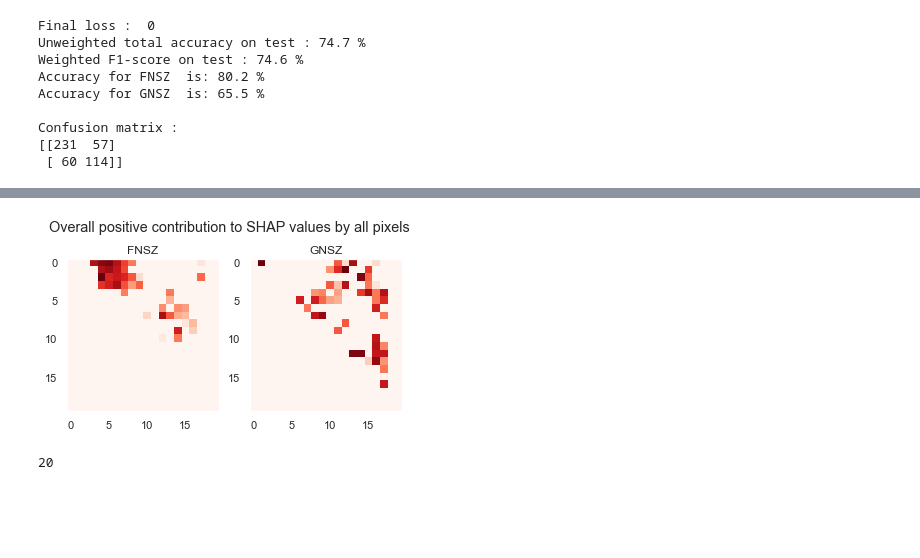
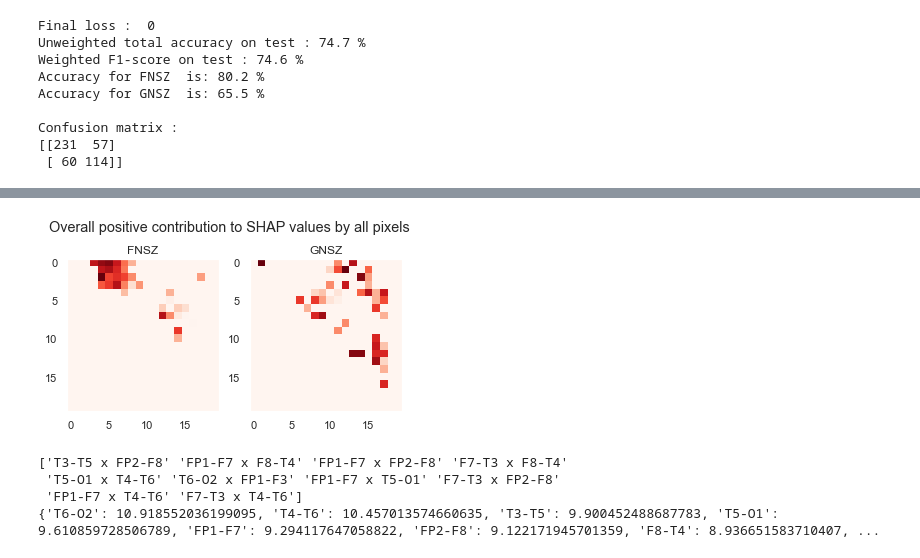
Before and after one commit to Rmarieta/LTS4, a Jupyter notebook: classifier/dual_CNN.ipynb, the cells around one changed output, grey strips where cells are left out. Cells and saved outputs as stored; diff of their text form; code cells hidden in the pictures; blank space fills up the shorter version.

Commit message:
channel mapping local

```diff
--- a/classifier/dual_CNN.ipynb
+++ b/classifier/dual_CNN.ipynb
@@ -332,22 +331,57 @@ def class_shap_pixels(class_shaps) :
 
     return graph/np.amax(graph.flatten())
 # %%
+S_FNSZ = class_shap_pixels(FNSZ_shaps)
+S_GNSZ = class_shap_pixels(GNSZ_shaps)
+
 fig, ax = plt.subplots(nrows=1, ncols=2)
 sns.set_theme()
-ax[0].imshow(class_shap_pixels(FNSZ_shaps), vmin=0.8, vmax=1, cmap='Reds')
+ax[0].imshow(S_FNSZ, vmin=0.85, vmax=1, cmap='Reds')
 ax[0].set_title('FNSZ')
 ax[0].grid(False)
-ax[1].imshow(class_shap_pixels(GNSZ_shaps), vmin=0.8, vmax=1, cmap='Reds')
+ax[1].imshow(S_GNSZ, vmin=0.85, vmax=1, cmap='Reds')
 ax[1].set_title('GNSZ')
 ax[1].grid(False)
 fig.suptitle('Overall positive contribution to SHAP values by all pixels', y=0.9);
 # %% [output]
-[figure, old version]
+[figure, new version]
 # %%
-channels = ['FP1-F7', 'F7-T3', 'T3-T5', 'T5-O1', 'FP2-F8',
-'F8-T4', 'T4-T6', 'T6-O2', 'T3-C3', 'C3-CZ',
-'CZ-C4', 'C4-T4', 'FP1-F3', 'F3-C3', 'C3-P3',
-'P3-O1', 'FP2-F4', 'F4-C4', 'C4-P4', 'P4-O2']
-print(len(channels))
+channels = np.array(['FP1-F7', 'F7-T3', 'T3-T5', 'T5-O1',
+                     'FP2-F8', 'F8-T4', 'T4-T6', 'T6-O2',
+                     'T3-C3', 'C3-CZ', 'CZ-C4', 'C4-T4',
+                     'FP1-F3', 'F3-C3', 'C3-P3', 'P3-O1',
+                     'FP2-F4', 'F4-C4', 'C4-P4', 'P4-O2'])
-# %% [output]
-20
+# %%
+# 1) Build matrix by adding both index strings in each entry and rank the channel couples according to highest pixel in S
+P = np.empty((20,20), dtype=object)
+for i in range(P.shape[0]) :
+    for j in range(P.shape[1]) :
+        P[i,j] = channels[i]+' x '+channels[j]
+
+
+top_idx_flat = np.argsort(S_FNSZ.flatten())[::-1] # In descending order, highest-valued pixel first
+ascending_channels = P.flatten()[top_idx_flat]
+print(ascending_channels[:10]) # Top 10 entries of S_FNSZ
+
+# 2) Build dictionary with count for each pair.
+# For each entry in SHAP summed up matrix S[i,j], add the pixel count to both the 2 channels i and j
+# Rank channels according to most recurring one
+
+def dict_count_channels(channels, S) :
+    ch_count = {ch: 0 for ch in channels}
+    # Increase count of all channels appearing in the S matrix
+    for i in range(20) :
+        for j in range(20) :
+            ch_count[channels[i]] += S[i,j]
+            ch_count[channels[j]] += S[i,j]
+    # Sort the items according to highest count
+    return dict(sorted(ch_count.items(), key=lambda item: item[1], reverse=True))
+
+ch_count_FNSZ = dict_count_channels(channels, S_FNSZ)
+ch_count_GNSZ = dict_count_channels(channels, S_GNSZ)
+print(ch_count_FNSZ)
+# %% [output]
+['T3-T5 x FP2-F8' 'FP1-F7 x F8-T4' 'FP1-F7 x FP2-F8' 'F7-T3 x F8-T4'
+ 'T5-O1 x T4-T6' 'T6-O2 x FP1-F3' 'FP1-F7 x T5-O1' 'F7-T3 x FP2-F8'
+ 'FP1-F7 x T4-T6' 'F7-T3 x T4-T6']
+{'T6-O2': 10.918552036199095, 'T4-T6': 10.457013574660635, 'T3-T5': 9.900452488687783, 'T5-O1': 9.610859728506789, 'FP1-F7': 9.294117647058822, 'FP2-F8': 9.122171945701359, 'F8-T4': 8.936651583710407, ...
```
Also changed, not shown: parts of 3 cells of this notebook.
